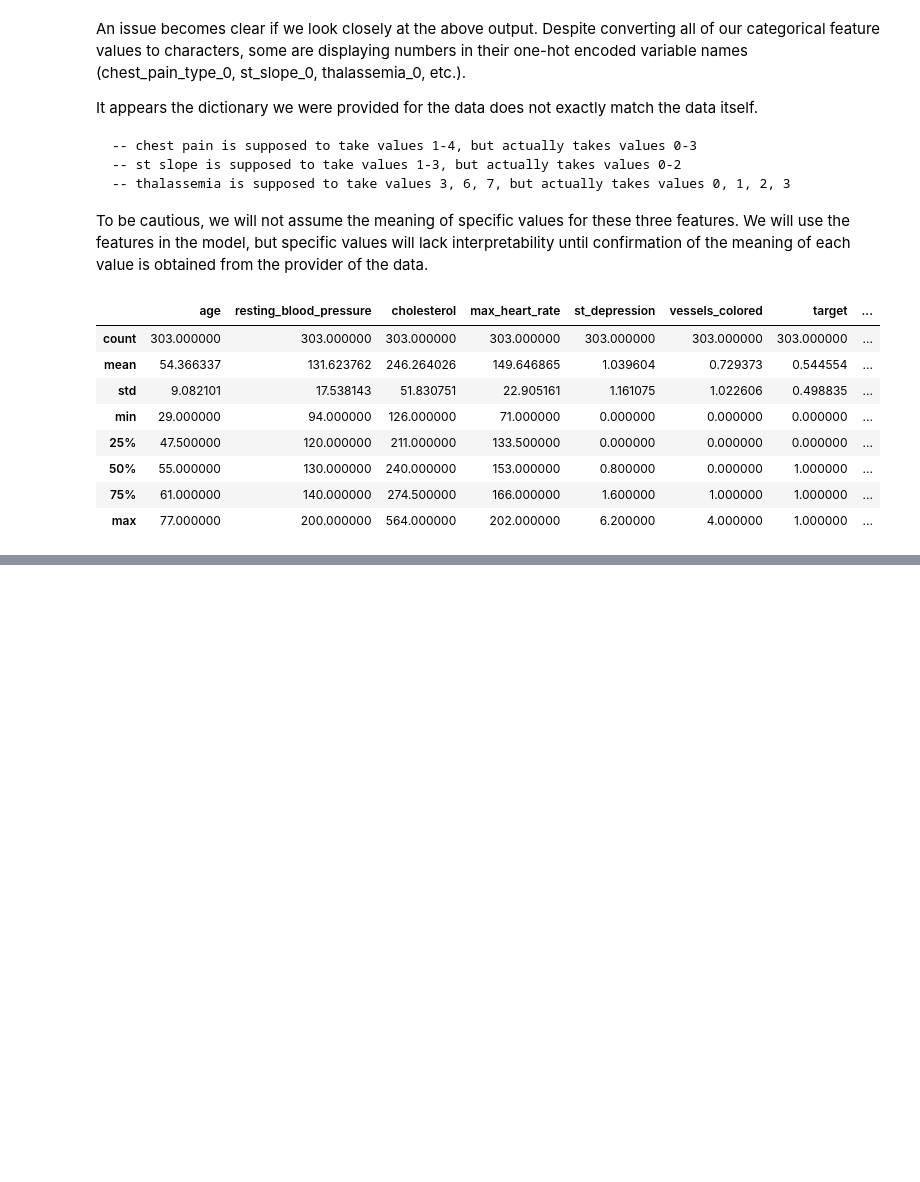
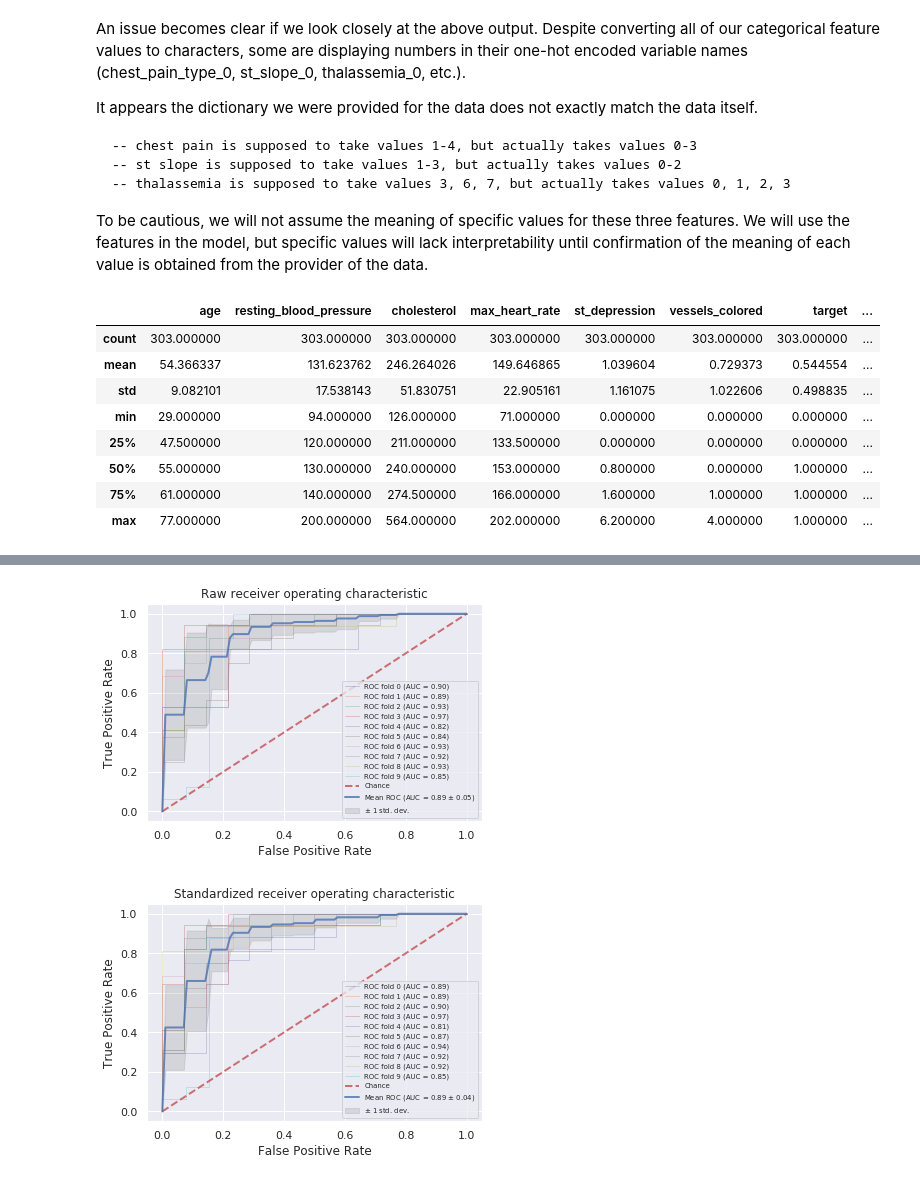
Before and after one commit to airnel48/Heart-Disease-Prediction, a Jupyter notebook: Predict-Heart-Disease-Cleveland-Database.ipynb, the cells around one changed output, grey strips where cells are left out. Cells and saved outputs as stored; diff of their text form; code cells hidden in the pictures; blank space fills up the shorter version.

```diff
--- a/Predict-Heart-Disease-Cleveland-Database.ipynb
+++ b/Predict-Heart-Disease-Cleveland-Database.ipynb
@@ -851,0 +329,7 @@ AttributeError: probability estimates are not available for loss='squared_hinge'
+# %%
+# standardize features prior to use in models
+
+from sklearn.preprocessing import StandardScaler
+
+ss = StandardScaler()
+x_standard = pd.DataFrame(StandardScaler().fit_transform(x), index=x.index, columns=x.columns)
@@ -851,0 +445,22 @@ AttributeError: probability estimates are not available for loss='squared_hinge'
+# %%
+#TEST SCALING
+#without standardizing mean = 0.89 +- 0.04
+#with standardizing mean = exact same results
+# logistic regression with l1 penalty and liblinear solver
+
+from sklearn.linear_model import LogisticRegression
+
+estimator = LogisticRegression(random_state=0, multi_class='ovr', solver='liblinear', penalty='l1')
+parameters = {
+        'C': (0.01,0.1,0.5,0.9,0.99),
+}
+classifier = GridSearchCV(estimator=estimator, cv=cv, param_grid=parameters)
+
+warnings.filterwarnings("ignore", category=DeprecationWarning)
+raw_model_output()
+#0.89+- 0.05
+standardized_model_output()
+#0.89+-0.04
+# %% [output]
+[figure, added]
+[figure, added]
```
Also changed, not shown: parts of 60 cells of this notebook.
